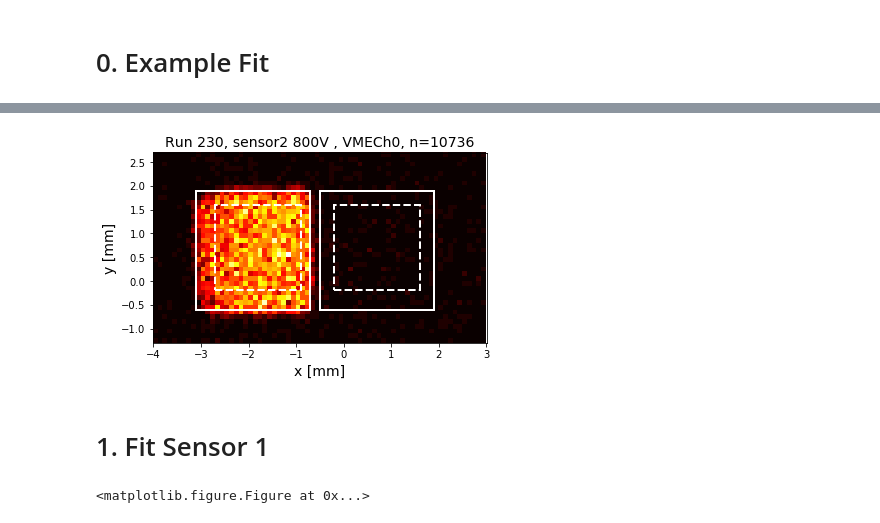
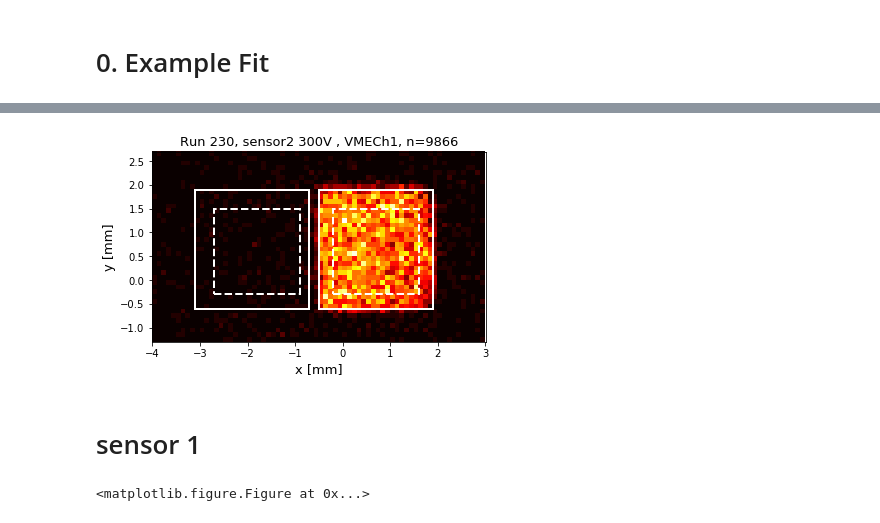
Before and after one commit to ZihengChen/BCM1F_TB_SensorAnalysis, a Jupyter notebook: notebooks/fitPulseAmp.ipynb, the cells around one changed output, grey strips where cells are left out. Drawn from its saved outputs; the diff is of its cells as text; code cells hidden in the pictures.

```diff
--- a/notebooks/fitPulseAmp.ipynb
+++ b/notebooks/fitPulseAmp.ipynb
@@ -11,7 +13,7 @@ dataDir = "../data"
 run = "230"
 df = pd.read_pickle(dataDir + "/TBTree/{}.pkl".format(run))
 # load channel
-backend, channel = "VME", 0
+backend, channel = "VME", 1
 key = "{}Ch{}".format(backend,channel)
 ch = df.query("{}_pulsePosPassCuts>0 & {}_pulseAmpPassCuts>0".format(key,key))
 
@@ -38,38 +41,44 @@ fitter.axes[0].set_title(title, fontsize=14)
 # %%
 # chplot = ch.query("{}<{}_pulseAmp<{} and nTriples==1".format(fitter.fit_xmin, key, fitter.fit_xmax))
 
-def plotHeat(sensor, cut="", comment=""):
+def plotHeat(sensor, u, cut="", comment=""):
     chplot = ch.query(cut + "nTriples==1")
     plt.figure(figsize=(6,3.5),facecolor='w')
     x = np.array([chplot.tposX_dut]).reshape(-1)
     y = np.array([chplot.tposY_dut]).reshape(-1)
     xBins,yBins = np.arange(-4,3.1,0.1),np.arange(-1.3,2.8,0.1)
     plt.hist2d(x,y,bins=(xBins,yBins),cmap="hot")
 
 
     currentAxis = plt.gca()
-    currentAxis.add_patch(Rectangle((-3.1,-0.6), 2.4, 2.5, fill=None, color='w', linestyle="-",linewidth=2, alpha=1))
-    currentAxis.add_patch(Rectangle((-2.7,-0.2), 1.8, 1.8, fill=None, color='w', linestyle="--",linewidth=2, alpha=1))
-
-    currentAxis.add_patch(Rectangle((-0.5,-0.6), 2.4, 2.5, fill=None, color='w', linestyle="-", linewidth=2, alpha=1))
-    currentAxis.add_patch(Rectangle((-0.2,-0.2), 1.8, 1.8, fill=None, color='w', linestyle="--", linewidth=2, alpha=1))
+    if sensor=="sensor2":
+        currentAxis.add_patch(Rectangle((-3.1,-0.6), 2.4, 2.5, fill=None, color='w', linestyle="-",linewidth=2, alpha=1))
+        currentAxis.add_patch(Rectangle((-2.7,-0.3), 1.8, 1.8, fill=None, color='w', linestyle="--",linewidth=2, alpha=1))
+        currentAxis.add_patch(Rectangle((-0.5,-0.6), 2.4, 2.5, fill=None, color='w', linestyle="-", linewidth=2, alpha=1))
+        currentAxis.add_patch(Rectangle((-0.2,-0.3), 1.8, 1.8, fill=None, color='w', linestyle="--", linewidth=2, alpha=1))
+    if sensor=="sensor1":
+        currentAxis.add_patch(Rectangle((-2.9,-0.4), 2.4, 2.5, fill=None, color='w', linestyle="-",linewidth=2, alpha=1))
+        currentAxis.add_patch(Rectangle((-2.5,-0.0), 1.8, 1.8, fill=None, color='w', linestyle="--",linewidth=2, alpha=1))
+        currentAxis.add_patch(Rectangle((-0.3,-0.4), 2.4, 2.5, fill=None, color='w', linestyle="-", linewidth=2, alpha=1))
+        currentAxis.add_patch(Rectangle((-0.1,-0.0), 1.8, 1.8, fill=None, color='w', linestyle="--", linewidth=2, alpha=1))
 
 
-    plt.xlabel("x [mm]",fontsize=14)
-    plt.ylabel("y [mm]",fontsize=14)
+
+    plt.xlabel("x [mm]",fontsize=13)
+    plt.ylabel("y [mm]",fontsize=13)
     plt.axis('equal')
     plt.xlim(-4,3)
     plt.ylim(-1.3,2.7)
-    title = "Run {}, {} {}V {}, {}, n={}".format(run, sensor, runMng["u"][i], comment, key, len(chplot))
-    plt.title(title, fontsize=14)
+    title = "Run {}, {} {}V {}, {}, n={}".format(run, sensor, u, comment, key, len(chplot))
+    plt.title(title, fontsize=13)
 
-plotHeat("sensor2")
+plotHeat("sensor2",300)
 # plt.savefig("../plots/heatmap/{}/run{}_{}.png".format("sensor1",run,key),dpi=300)
 # plt.close()
 # %% [output]
-[figure, old version]
+[figure, new version]
 # %% [markdown]
-# 1. Fit Sensor 1
+# sensor 1
 # %%
 runMng = {
     "u"  :[50,100,150,200,250,300,350,400,500],
```
Also changed, not shown: parts of 4 cells of this notebook, 2 other files.
